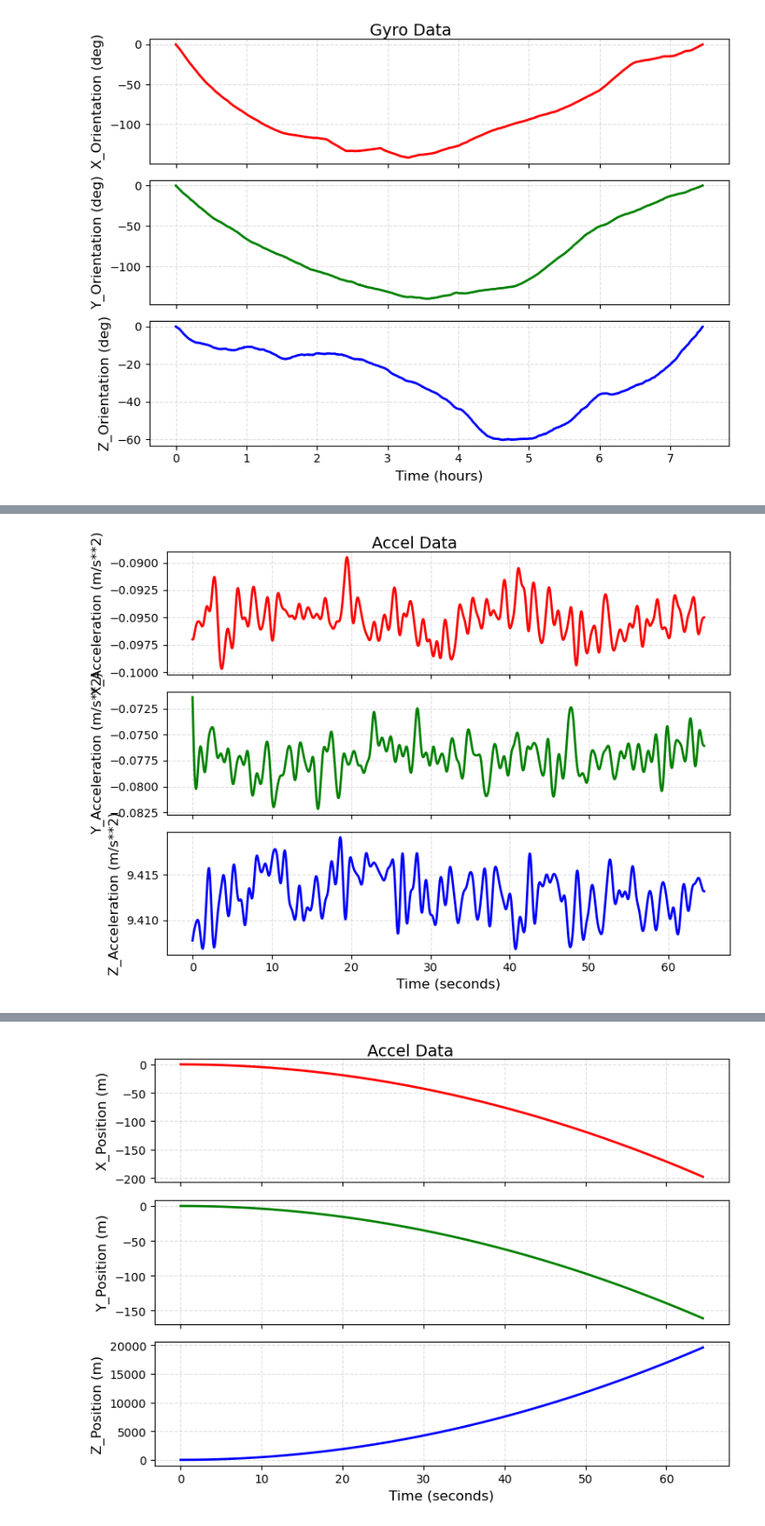
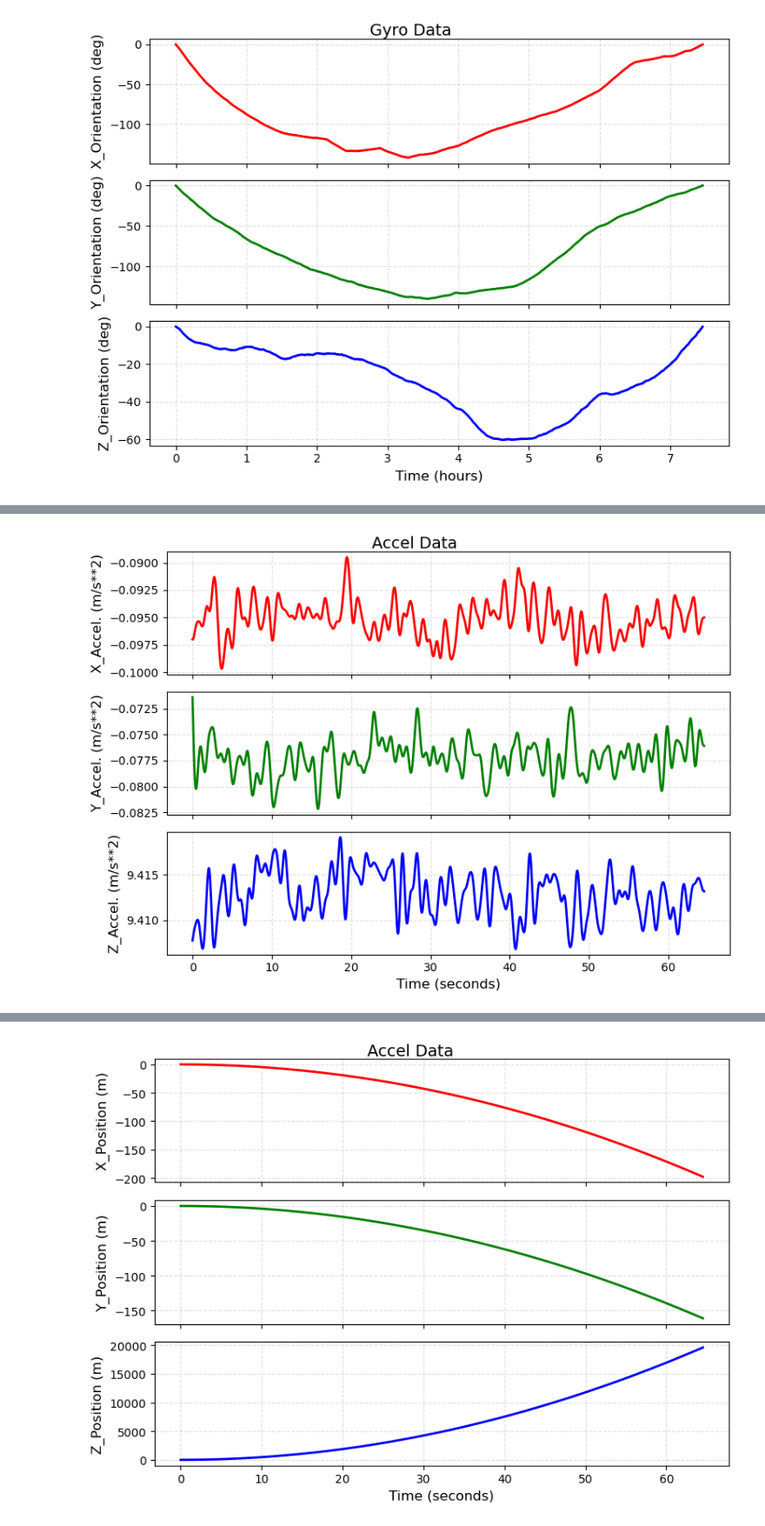
Before and after one commit to jlwry/IMU-Fundamentals, a Jupyter notebook: IMU_Fundamentals.ipynb, the cells around one changed output, grey strips where cells are left out. Shown at 87% size. Saved outputs shown, nothing was run; the diff lists cells and outputs as text; code cells hidden in the pictures.

```diff
--- a/IMU_Fundamentals.ipynb
+++ b/IMU_Fundamentals.ipynb
@@ -153,12 +170,12 @@ Though there is still some obvious drift in the bias, this is leaps better than
 # %%
 # Load the example file
 data_acc = csv2zoo_data('data/still_1min.csv')
 
 # Filter the data to get rid of obvious outliers and noise
 filtered_acc_data = filter_data(data_acc, cutoff = 1, frequency = 120, sensor_type = 'accel')
 
 # Visualize the data
-plot_xyz(filtered_acc_data, div_time = 120, tlabel = 'seconds', ylabel="Acceleration (m/s**2)", sensor_type = 'accel')
+plot_xyz(filtered_acc_data, div_time = 120, tlabel = 'seconds', ylabel="Accel. (m/s**2)", sensor_type = 'accel')
 # %% [output]
-[figure, old version]
+[figure, new version]
 # %% [markdown]
```
Also changed, not shown: parts of 13 cells of this notebook.
